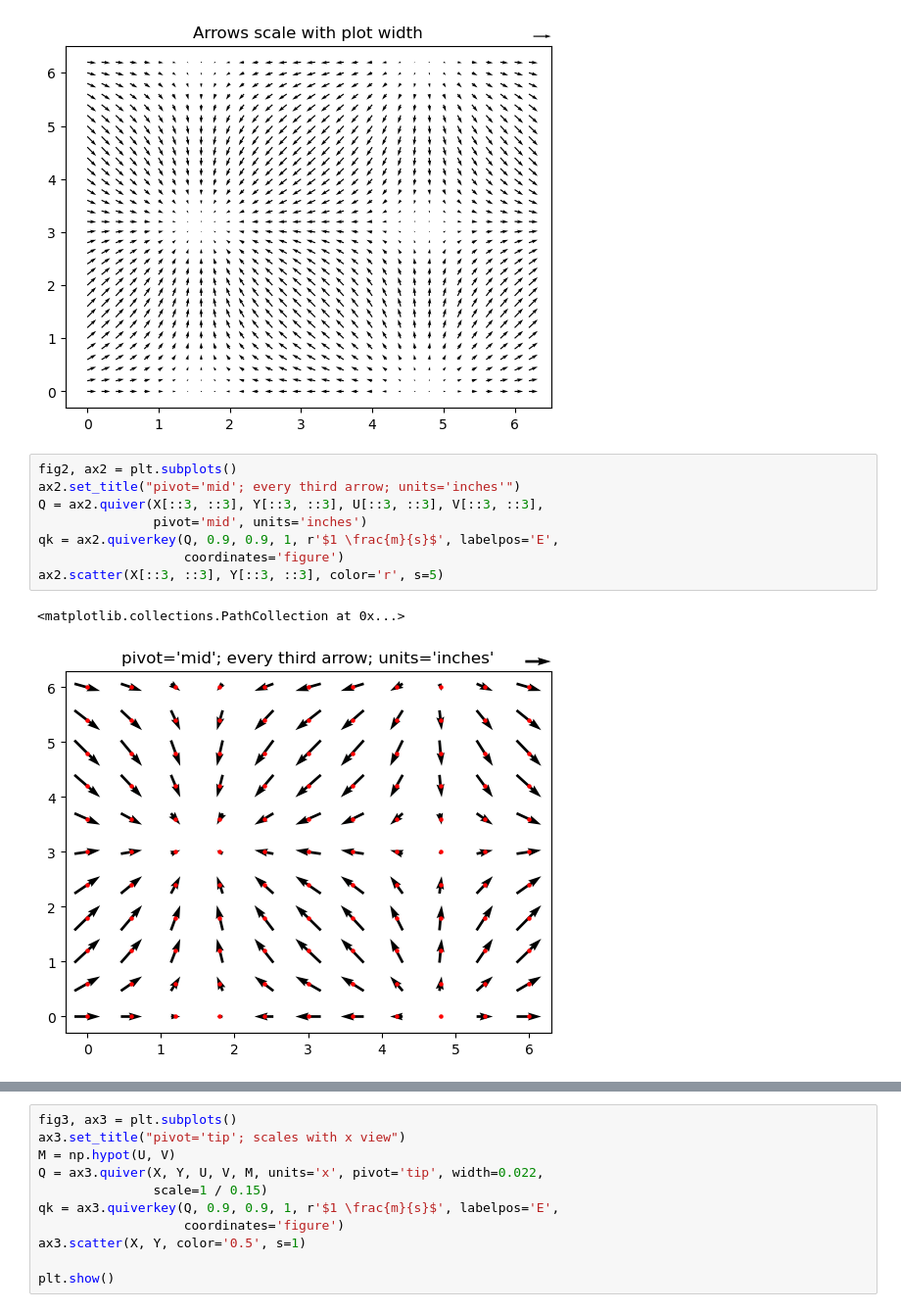
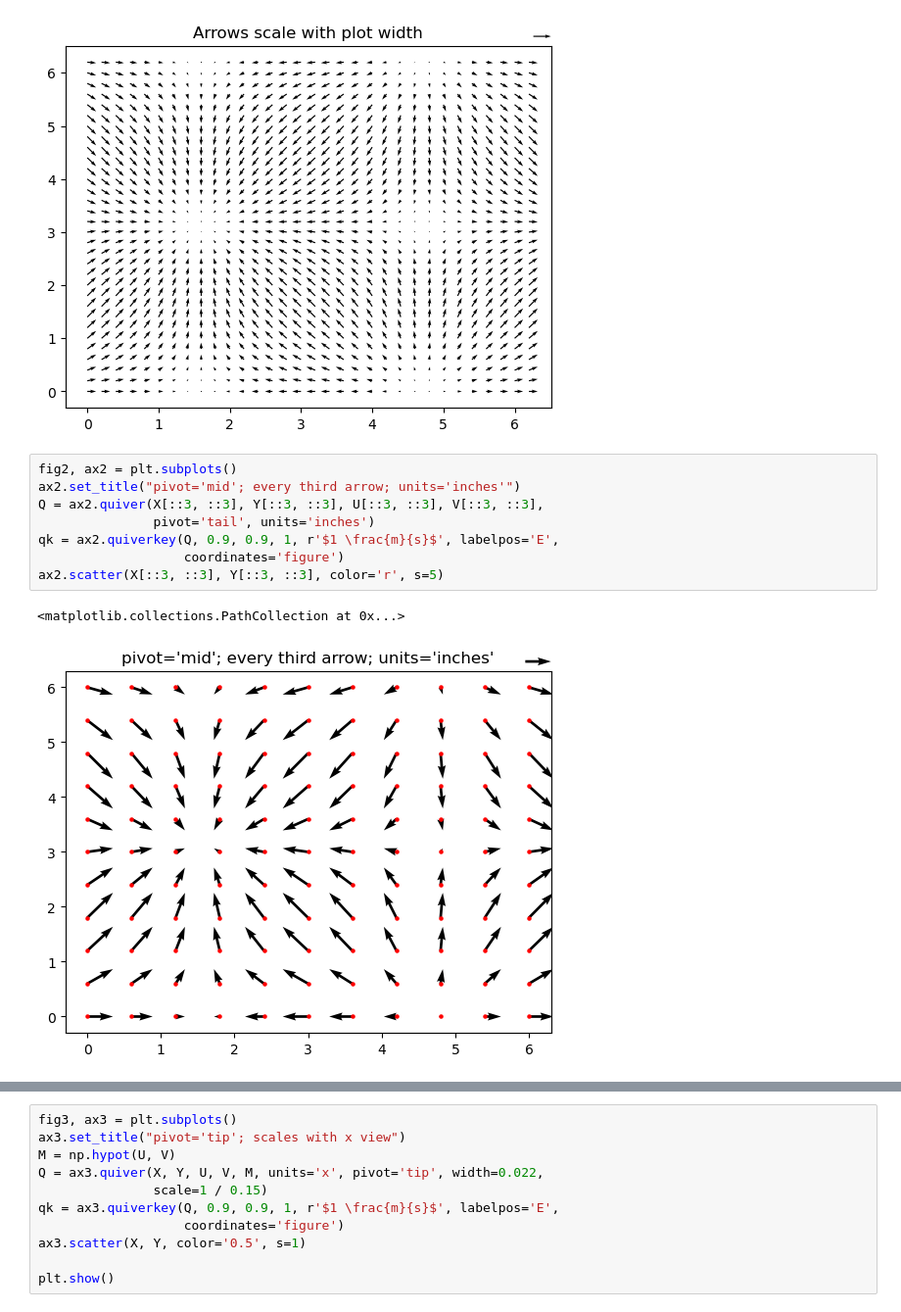
Before and after one commit to dbrisaro/Circulacion-General-FCEN, a Jupyter notebook: tutoriales/Introduccion-python.ipynb, the cells around one changed output, grey strips where cells are left out. Shown at 98% size. Drawn from its saved outputs; the diff is of its cells as text.

```diff
--- a/tutoriales/Introduccion-python.ipynb
+++ b/tutoriales/Introduccion-python.ipynb
@@ -390,11 +415,11 @@ qk = ax1.quiverkey(Q, 0.9, 0.9, 2, r'$2 \frac{m}{s}$', labelpos='E',
 # %%
 fig2, ax2 = plt.subplots()
 ax2.set_title("pivot='mid'; every third arrow; units='inches'")
 Q = ax2.quiver(X[::3, ::3], Y[::3, ::3], U[::3, ::3], V[::3, ::3],
-               pivot='mid', units='inches')
+               pivot='tail', units='inches')
 qk = ax2.quiverkey(Q, 0.9, 0.9, 1, r'$1 \frac{m}{s}$', labelpos='E',
                    coordinates='figure')
 ax2.scatter(X[::3, ::3], Y[::3, ::3], color='r', s=5)
 # %% [output]
 <matplotlib.collections.PathCollection at 0x...>
-[figure, old version]
+[figure, new version]
```
Also changed, not shown: parts of 13 cells of this notebook, 3 other files.
